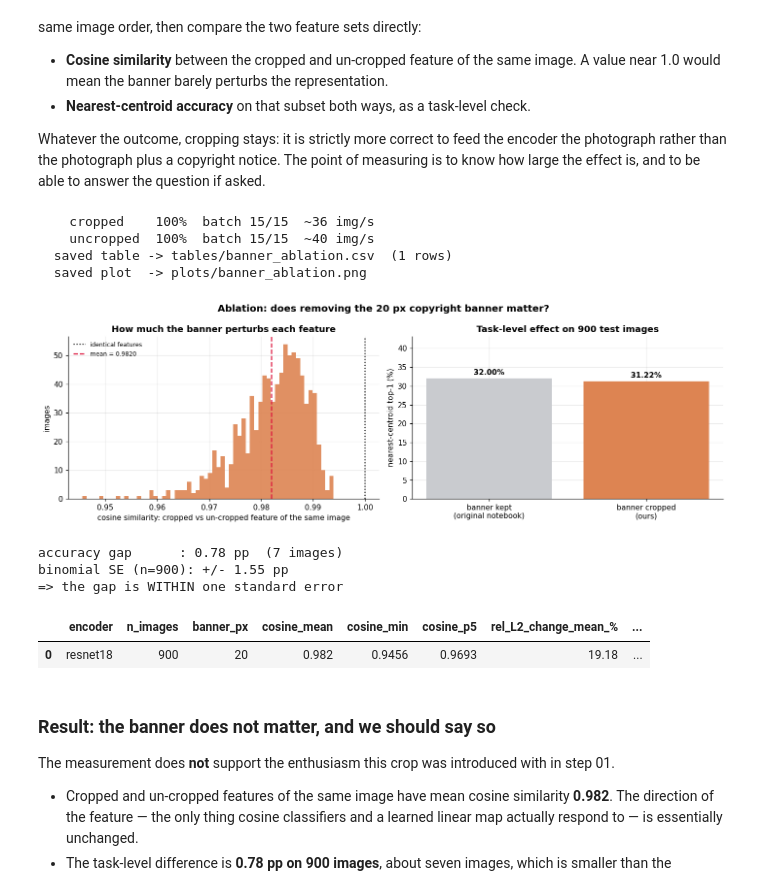
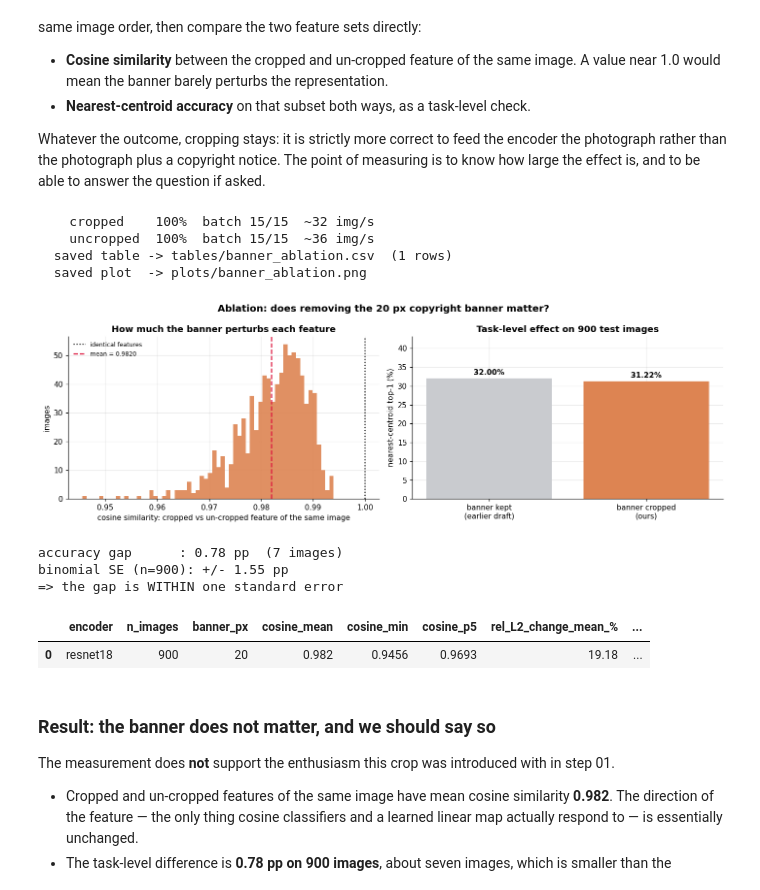
Before and after one commit to Yousef-Shihade/FrozenFlow, a Jupyter notebook: Stage_1/Work/02_feature_extraction/code/02_feature_extraction.ipynb, the cells around one changed output. Cells and saved outputs as stored; diff of their text form; code cells hidden in the pictures.

```diff
--- a/Stage_1/Work/02_feature_extraction/code/02_feature_extraction.ipynb
+++ b/Stage_1/Work/02_feature_extraction/code/02_feature_extraction.ipynb
@@ -874,37 +871,37 @@ ax.set_ylabel("images")
 ax.set_title("How much the banner perturbs each feature")
 ax.legend(fontsize=8)
 
 ax = axes[1]
 accs = [ablation_df["nn_centroid_acc_uncropped_%"].iloc[0],
         ablation_df["nn_centroid_acc_cropped_%"].iloc[0]]
-bars = ax.bar(["banner kept\n(original notebook)", "banner cropped\n(ours)"], accs,
+bars = ax.bar(["banner kept\n(earlier draft)", "banner cropped\n(ours)"], accs,
               color=["#C9CBCF", DATASET_COLORS["FGVC-Aircraft"]])
 ax.bar_label(bars, fmt="%.2f%%", padding=3, fontweight="bold")
 ax.set_ylabel("nearest-centroid top-1 (%)")
 ax.set_title(f"Task-level effect on {ABLATION_N} test images")
 ax.set_ylim(0, max(accs) * 1.35)
 
 fig.suptitle(f"Ablation: does removing the {AIRCRAFT_BANNER_PX} px copyright banner matter?",
              fontsize=13, fontweight="bold")
 fig.tight_layout()
 art.figure(fig, "banner_ablation")
 plt.show()
 
 # Binomial standard error, to judge whether the accuracy gap means anything at all.
 p = ablation_df["nn_centroid_acc_uncropped_%"].iloc[0] / 100
 se_pp = 100 * (p * (1 - p) / ABLATION_N) ** 0.5
 gap_pp = abs(ablation_df["nn_centroid_acc_cropped_%"].iloc[0]
              - ablation_df["nn_centroid_acc_uncropped_%"].iloc[0])
 print(f"accuracy gap      : {gap_pp:.2f} pp  ({round(gap_pp / 100 * ABLATION_N)} images)")
 print(f"binomial SE (n={ABLATION_N}): +/- {se_pp:.2f} pp")
 print(f"=> the gap is {'WITHIN' if gap_pp < se_pp else 'OUTSIDE'} one standard error")
 ablation_df
 # %% [output]
-    cropped    100%  batch 15/15  ~36 img/s
-    uncropped  100%  batch 15/15  ~40 img/s
+    cropped    100%  batch 15/15  ~32 img/s
+    uncropped  100%  batch 15/15  ~36 img/s
   saved table -> tables/banner_ablation.csv  (1 rows)
   saved plot  -> plots/banner_ablation.png
-[figure, old version]
+[figure, new version]
 accuracy gap      : 0.78 pp  (7 images)
 binomial SE (n=900): +/- 1.55 pp
 => the gap is WITHIN one standard error
```
Also changed, not shown: parts of 10 cells of this notebook, 38 other files.
